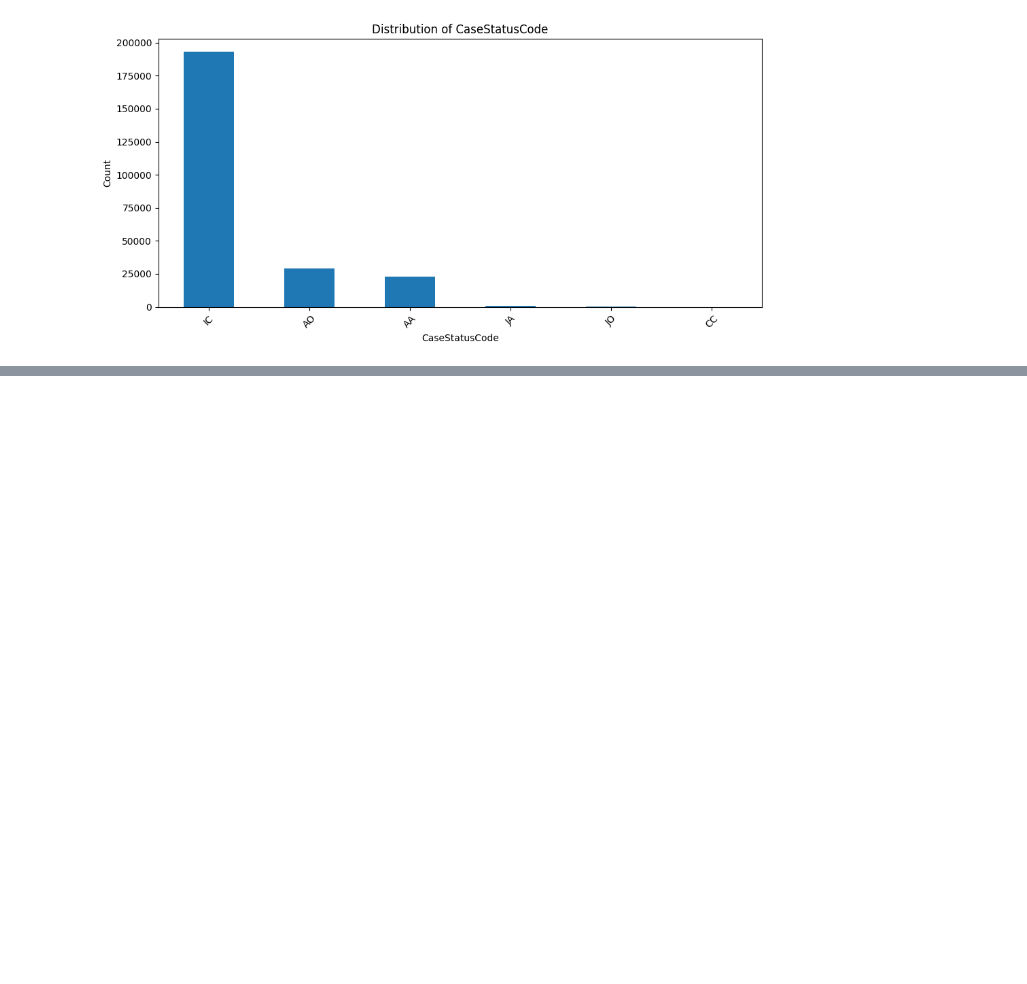
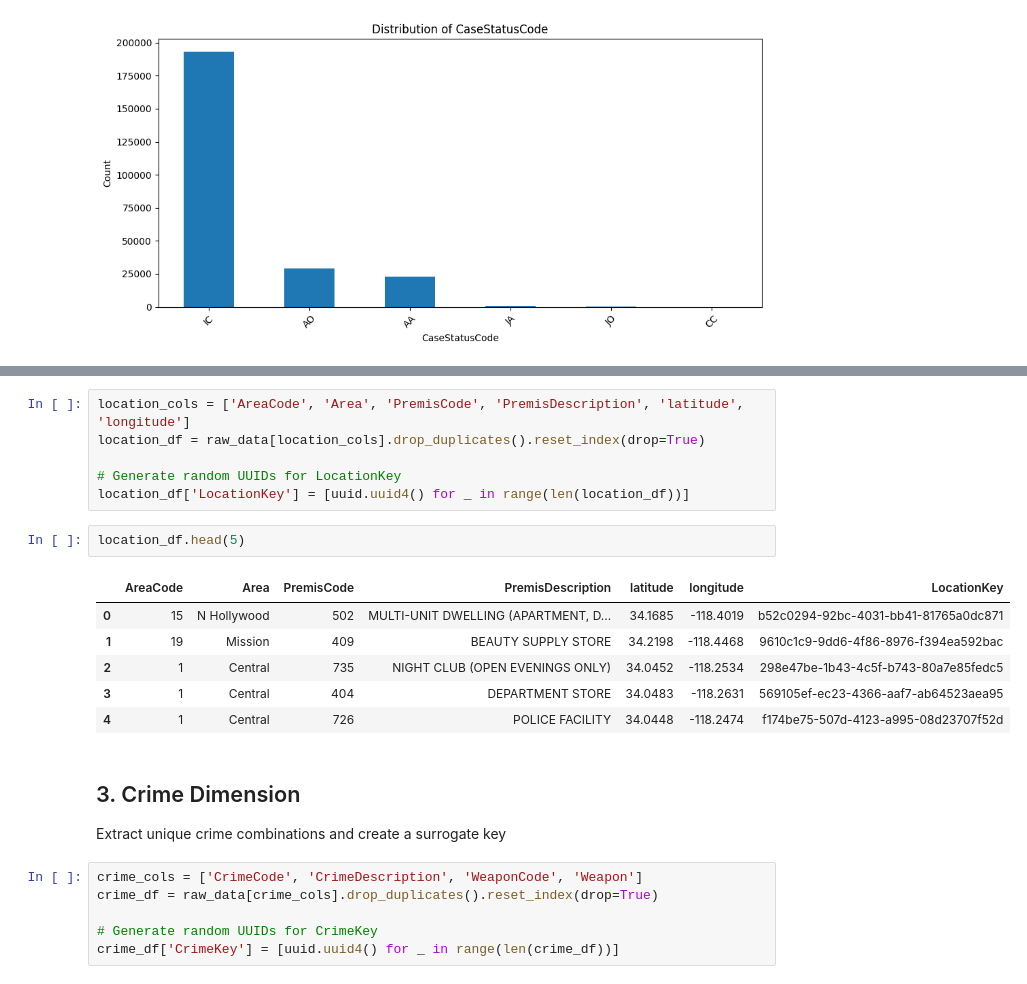
Before and after one commit to alex-kazos/spark-project, a Jupyter notebook: check_raw_data.ipynb, the cells around one changed output, grey strips where cells are left out. Saved outputs shown, nothing was run; the diff lists cells and outputs as text; blank space fills up the shorter version.

```diff
--- a/check_raw_data.ipynb
+++ b/check_raw_data.ipynb
@@ -289,0 +401,24 @@ plt.show()
+# %%
+location_cols = ['AreaCode', 'Area', 'PremisCode', 'PremisDescription', 'latitude', 'longitude']
+location_df = raw_data[location_cols].drop_duplicates().reset_index(drop=True)
+
+# Generate random UUIDs for LocationKey
+location_df['LocationKey'] = [uuid.uuid4() for _ in range(len(location_df))]
+# %%
+location_df.head(5)
+# %% [output]
+|  | AreaCode | Area | PremisCode | PremisDescription | latitude | longitude | LocationKey |
+| 0 | 15 | N Hollywood | 502 | MULTI-UNIT DWELLING (APARTMENT, D... | 34.1685 | -118.4019 | b52c0294-92bc-4031-bb41-81765a0dc871 |
+| 1 | 19 | Mission | 409 | BEAUTY SUPPLY STORE | 34.2198 | -118.4468 | 9610c1c9-9dd6-4f86-8976-f394ea592bac |
+| 2 | 1 | Central | 735 | NIGHT CLUB (OPEN EVENINGS ONLY) | 34.0452 | -118.2534 | 298e47be-1b43-4c5f-b743-80a7e85fedc5 |
+| 3 | 1 | Central | 404 | DEPARTMENT STORE | 34.0483 | -118.2631 | 569105ef-ec23-4366-aaf7-ab64523aea95 |
+| 4 | 1 | Central | 726 | POLICE FACILITY | 34.0448 | -118.2474 | f174be75-507d-4123-a995-08d23707f52d |
+# %% [markdown]
+## 3. Crime Dimension
+Extract unique crime combinations and create a surrogate key
+# %%
+crime_cols = ['CrimeCode', 'CrimeDescription', 'WeaponCode', 'Weapon']
+crime_df = raw_data[crime_cols].drop_duplicates().reset_index(drop=True)
+
+# Generate random UUIDs for CrimeKey
+crime_df['CrimeKey'] = [uuid.uuid4() for _ in range(len(crime_df))]
```
Also changed, not shown: parts of 30 cells of this notebook, 1 other file.
